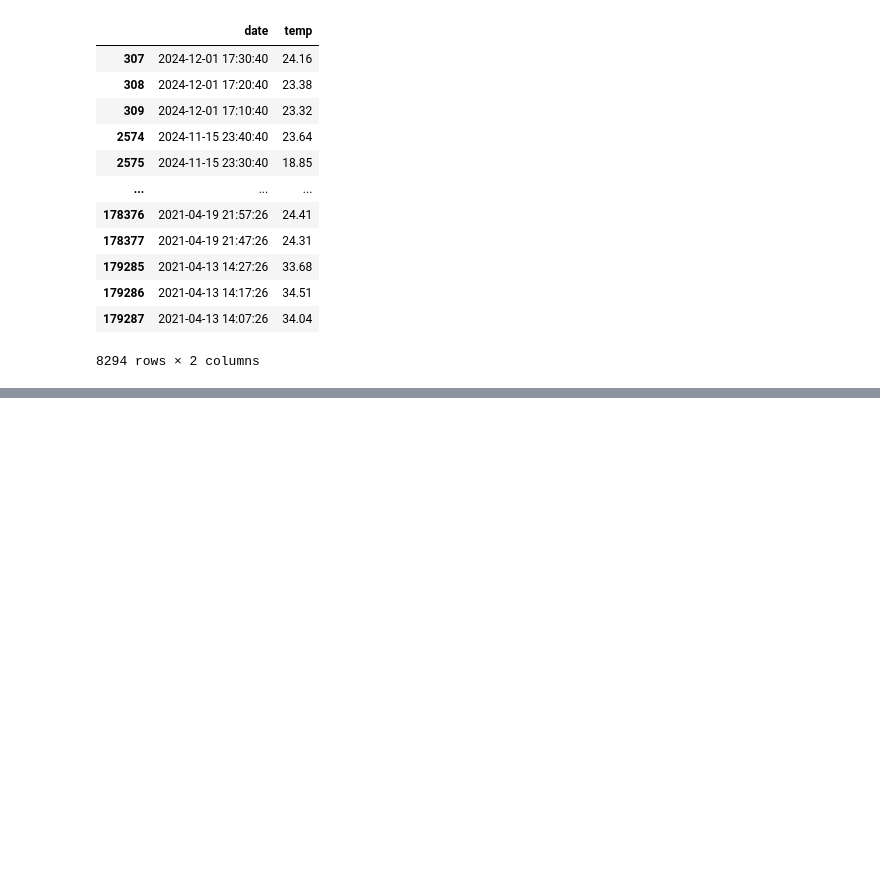
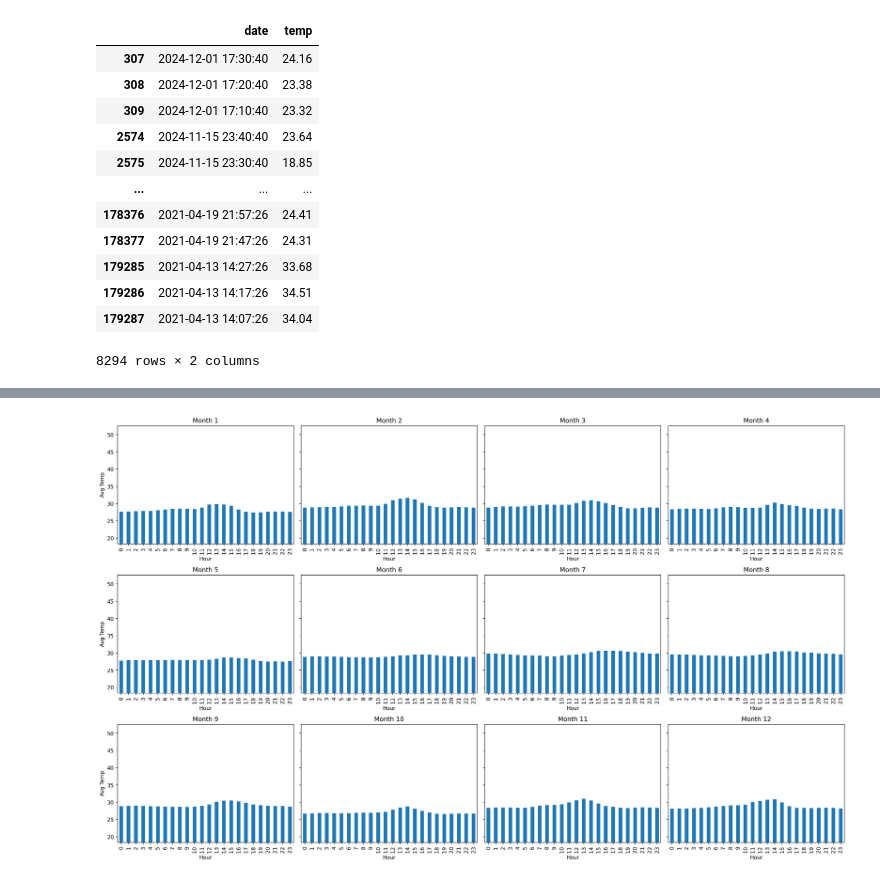
Before and after one commit to PotapenkoOleg/ai-notebooks, a Jupyter notebook: ai_notebooks/pandas/temps.ipynb, the cells around one changed output, grey strips where cells are left out. Drawn from its saved outputs; the diff is of its cells as text; code cells hidden in the pictures; blank space fills up the shorter version.

```diff
--- a/ai_notebooks/pandas/temps.ipynb
+++ b/ai_notebooks/pandas/temps.ipynb
@@ -72,0 +127,14 @@ outliers
+# %%
+fig, axes = plt.subplots(3, 4, figsize=(20, 12), sharey=True)
+for i, month in enumerate(range(1, 13)):
+    ax = axes[i // 4, i % 4]
+    hourly_avg_month = df[df['month'] == month].groupby('hour')['temp'].mean()
+    hourly_avg_month.plot(kind='bar', ax=ax)
+    ax.set_title(f'Month {month}')
+    ax.set_xlabel('Hour')
+    ax.set_ylabel('Avg Temp' if i % 4 == 0 else '')
+    ax.set_ylim(df['temp'].min(), df['temp'].max())
+plt.tight_layout()
+plt.show()
+# %% [output]
+[figure, added]
```
Also changed, not shown: parts of 8 cells of this notebook, 13 other files.
